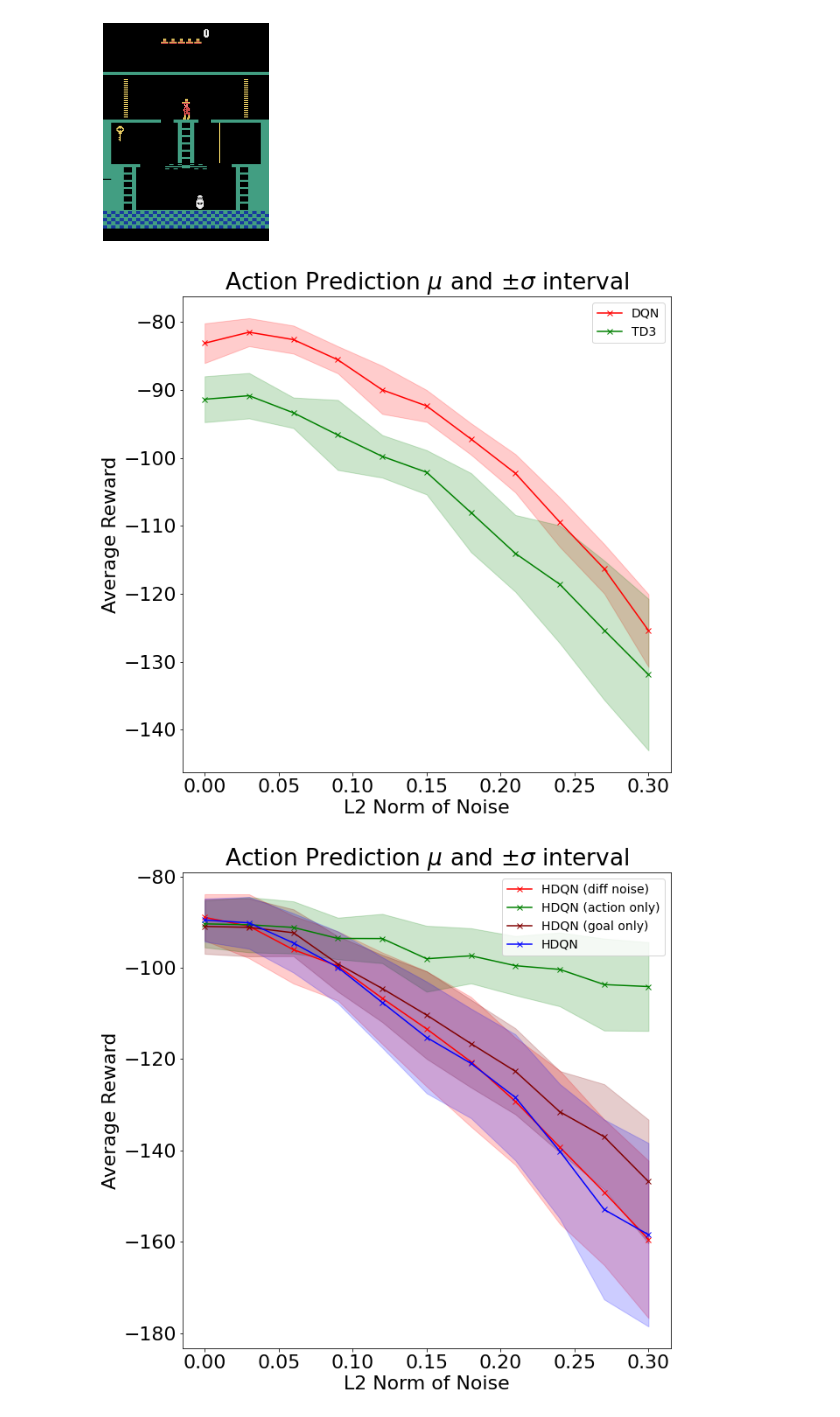
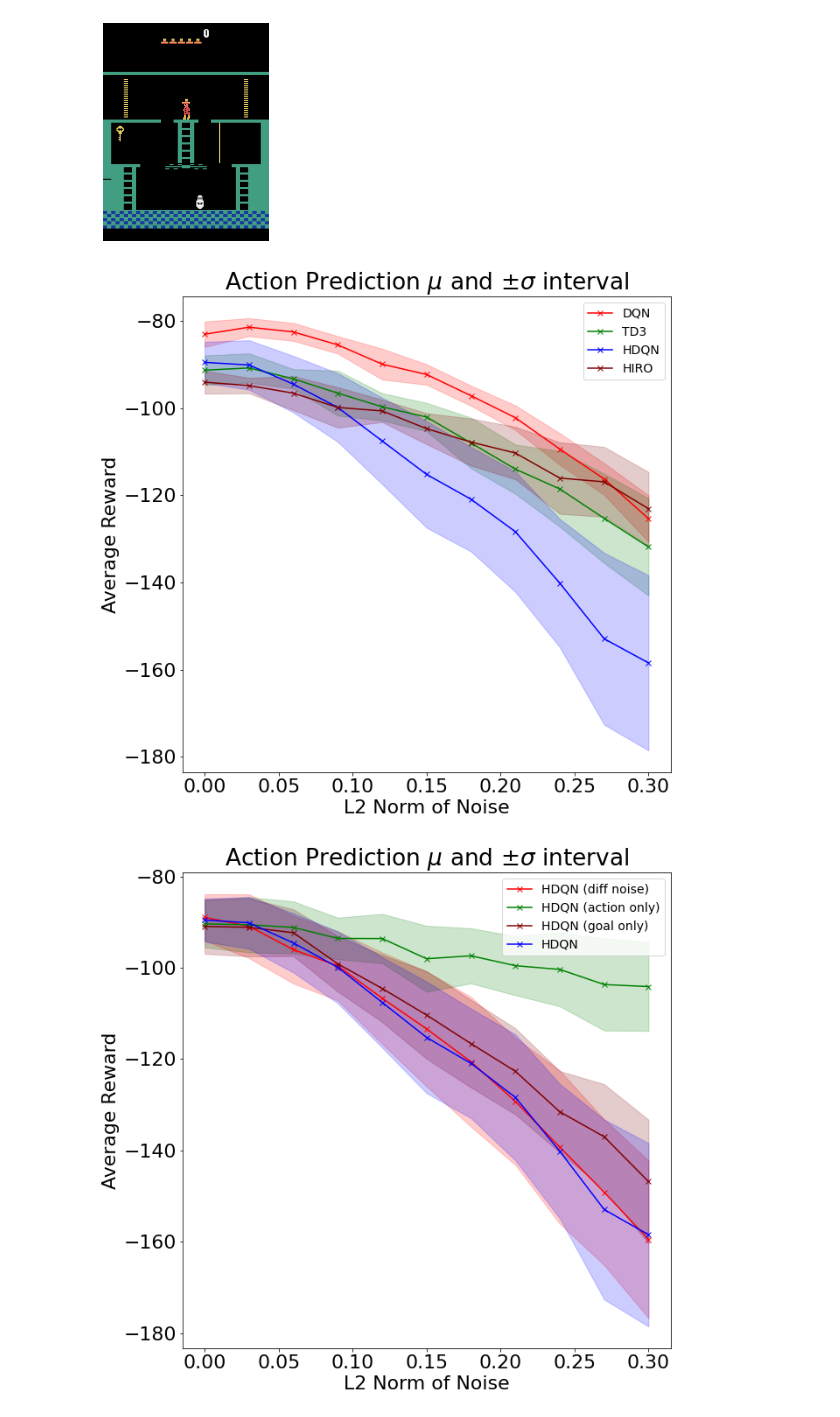
Before and after one commit to Davidobot/adversarial_hrl, a Jupyter notebook: plotting/plotting.ipynb, the cells around one changed output. Cells and saved outputs as stored; diff of their text form; code cells hidden in the pictures.

```diff
--- a/plotting/plotting.ipynb
+++ b/plotting/plotting.ipynb
@@ -129,15 +129,16 @@ def plot_fgsm_minmax(episode_durations):
 # %%
 import json
 plot_norms([\
     (json.load(open("acrobot/noise/dqn_episodes.json")), "red", "DQN"),\
     #(json.load(open("acrobot/fgsm_targeted/dqn_episodes.json")), "maroon", "DQN (FGSM t)"),\
     (json.load(open("acrobot/noise/td3_episodes.json")), "green", "TD3"),\
     #(json.load(open("acrobot/fgsm_targeted/td3_episodes.json")), "blue", "TD3 (FGSM t)"),\
     #(json.load(open("acrobot/fgsm_untargeted/td3_episodes.json")), "grey", "TD3 (FGSM ut)"),\
-    #(json.load(open("acrobot/noise/hiro_episodes.json")), "maroon", "HIRO"),\
+    (json.load(open("acrobot/noise/hdqn_episodes.json")), "blue", "HDQN"),\
+    (json.load(open("acrobot/noise/hiro_episodes.json")), "maroon", "HIRO"),\
    ])
 # %% [output]
-[figure, old version]
+[figure, new version]
 # %%
 import json
 plot_norms([\
```
Also changed, not shown: parts of 5 cells of this notebook, 6 other files.
